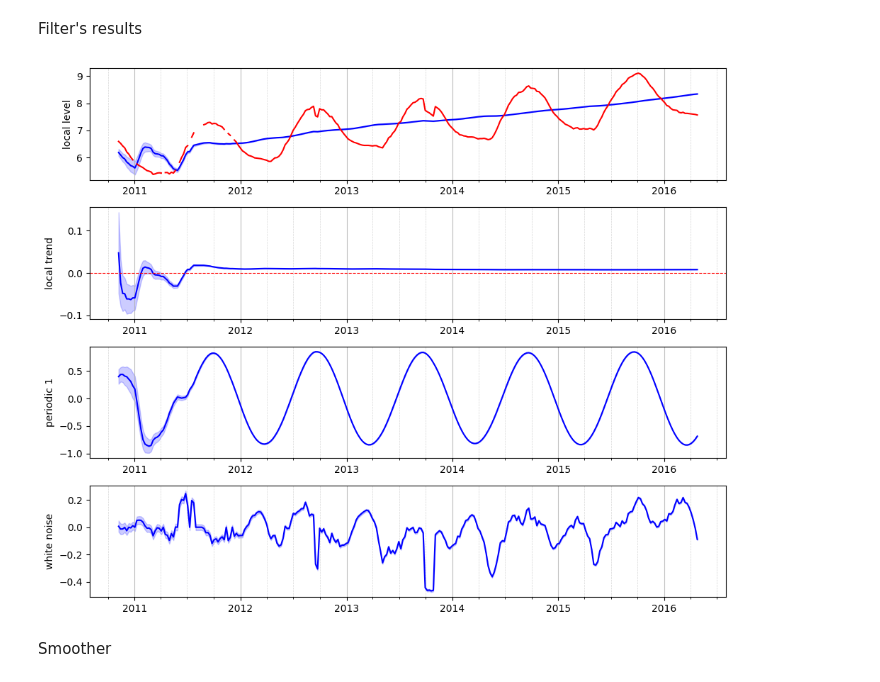
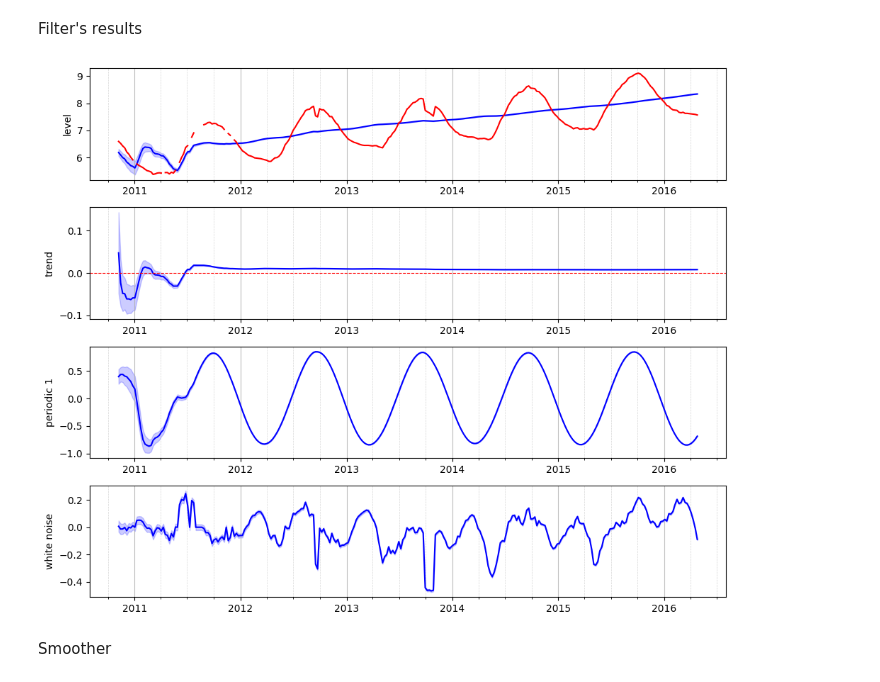
Before and after one commit to van-dai-vuong/canari, a Jupyter notebook: examples/demo/2_demo_forecast_nolstm.ipynb, the cells around one changed output. Drawn from its saved outputs; the diff is of its cells as text; code cells hidden in the pictures.

```diff
--- a/examples/demo/2_demo_forecast_nolstm.ipynb
+++ b/examples/demo/2_demo_forecast_nolstm.ipynb
@@ -143,15 +140,15 @@ Filter's results
 # %%
 fig, ax =plot_states(data_processor=data_processor,
                      states=states,
-                     states_to_plot=["local level","local trend","periodic 1", "white noise"])
+                     states_to_plot=["level", "trend","periodic 1", "white noise"])
 plot_data(data_processor=data_processor,
           plot_train_data=True,
           plot_test_data=False,
           plot_validation_data=False,
           sub_plot=ax[0])
 plt.show()
 # %% [output]
-[figure, old version]
+[figure, new version]
 # %% [markdown]
 Smoother
 # %%
```
Also changed, not shown: parts of 4 cells of this notebook, 29 other files.
